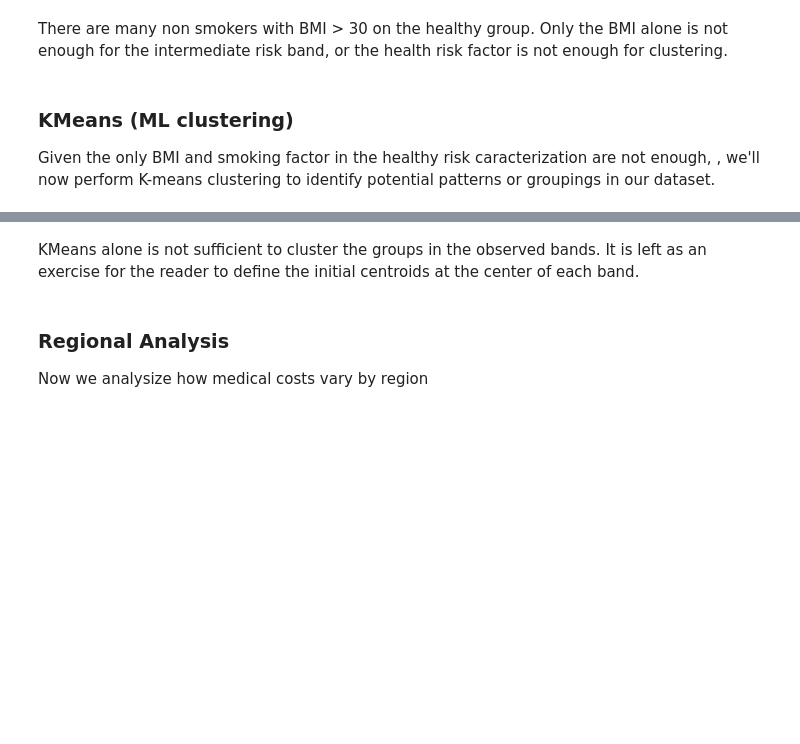
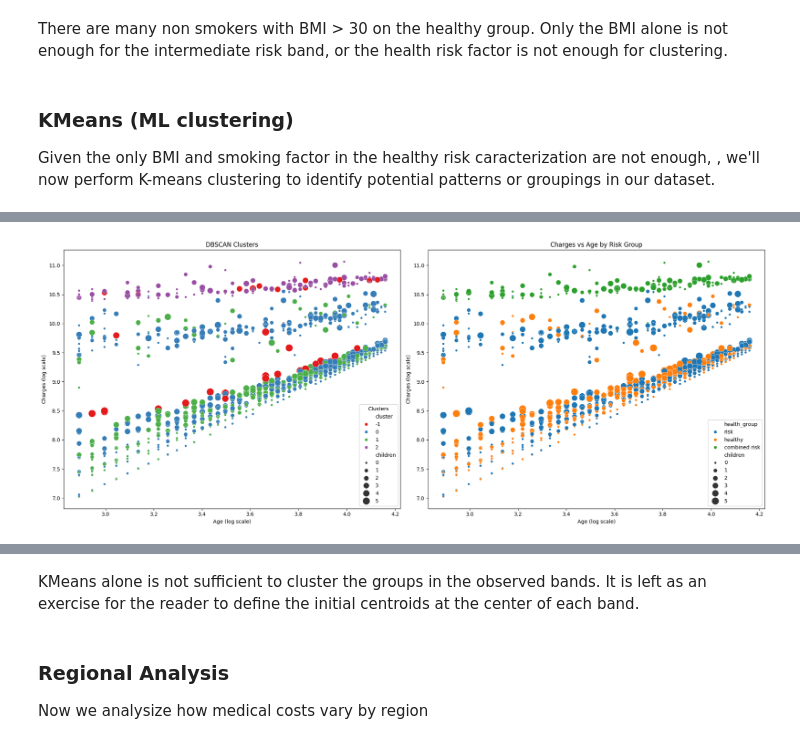
Before and after one commit to Somerillo/PORTFOLIO, a Jupyter notebook: Medical Costs Personal Datasets Analysis & Prediction/medical_costs.ipynb, the cells around one changed output, grey strips where cells are left out. Drawn from its saved outputs; the diff is of its cells as text; code cells hidden in the pictures; blank space fills up the shorter version.

```diff
--- a/Medical Costs Personal Datasets Analysis & Prediction/medical_costs.ipynb
+++ b/Medical Costs Personal Datasets Analysis & Prediction/medical_costs.ipynb
@@ -831,0 +857,84 @@ Cluster Centers:
+# %%
+# import dbscan
+from sklearn.cluster import DBSCAN
+
+# Define columns to copy
+cols = ['age', 'children', 'health_group', 'charges']
+
+# Make a new df
+df_model = df[cols].copy()
+
+# Get dummies for health_group
+df_model = pd.get_dummies(df_model, columns=['health_group'], prefix='health', drop_first=False, dtype=int)
+
+# Separate features and target
+features = df_model.drop('charges', axis=1)
+target = df_model['charges']
+
+# Scale the features
+scaler = RobustScaler()
+scaled_features = scaler.fit_transform(features)
+
+# Convert scaled features back to dataframe with original column names
+df_scaled = pd.DataFrame(scaled_features, columns=features.columns)
+
+# Add back the target variable
+df_scaled['charges'] = target
+
+# Define the model
+# model = DBSCAN(eps=.5, min_samples=3)
+model = DBSCAN(eps=.5, min_samples=15)
+
+# Fit the model (excluding 'charges' column)
+clusters = model.fit_predict(df_scaled.drop('charges', axis=1)).copy()
+
+# Add cluster labels to the dataframe
+df['cluster'] = clusters
+
+# print(df_scaled.head())
+# print(f"Number of clusters: {len(set(clusters))}")
+
+# # plot the clusters
+# plt.figure(figsize=(10, 6))
+# sns.scatterplot(data=df, x='log_age', y='log_charges', hue='cluster', palette='Set1', size='children', sizes=(20, 200))
+# plt.title('DBSCAN Clusters')
+# plt.xlabel('Age')
+# plt.ylabel('Charges')
+# plt.legend(title='Clusters')
+# plt.show()
+
+# # create figure
+# plt.figure(figsize=(10, 6))
+
+# # scatter plot
+# sns.scatterplot(data=df, x='log_age', y='log_charges', hue='health_group', size='children', sizes=(20, 200))
+
+# # title labels
+# plt.title('Scatter Plot of Charges vs Age by Risk Group')
+# plt.xlabel('Age')
+# plt.ylabel('Charges')
+# plt.show()
+
+# Create a figure with two subplots side by side
+fig, (ax1, ax2) = plt.subplots(1, 2, figsize=(20, 8))
+
+# Plot 1: DBSCAN Clusters
+sns.scatterplot(data=df, x='log_age', y='log_charges', hue='cluster',
+                palette='Set1', size='children', sizes=(20, 200), ax=ax1)
+ax1.set_title('DBSCAN Clusters')
+ax1.set_xlabel('Age (log scale)')
+ax1.set_ylabel('Charges (log scale)')
+ax1.legend(title='Clusters')
+
+# Plot 2: Scatter Plot by Risk Group
+sns.scatterplot(data=df, x='log_age', y='log_charges', hue='health_group',
+                size='children', sizes=(20, 200), ax=ax2)
+ax2.set_title('Charges vs Age by Risk Group')
+ax2.set_xlabel('Age (log scale)')
+ax2.set_ylabel('Charges (log scale)')
+
+# Adjust layout and show plot
+plt.tight_layout()
+plt.show()
+# %% [output]
+[figure, added]
```
Also changed, not shown: parts of 26 cells of this notebook.
